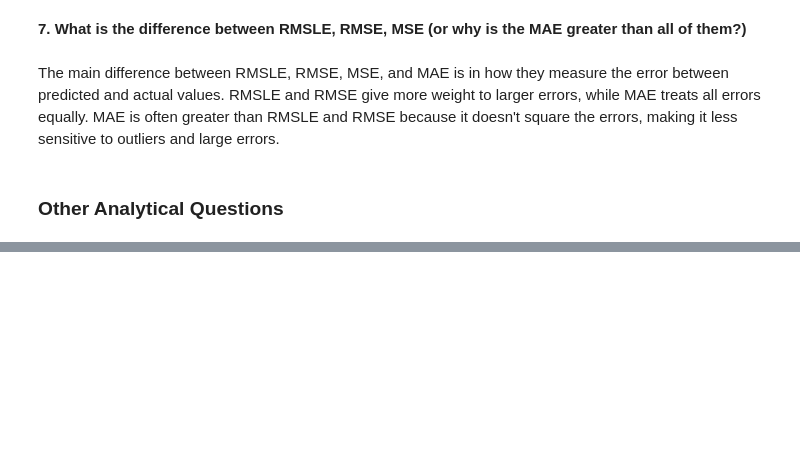
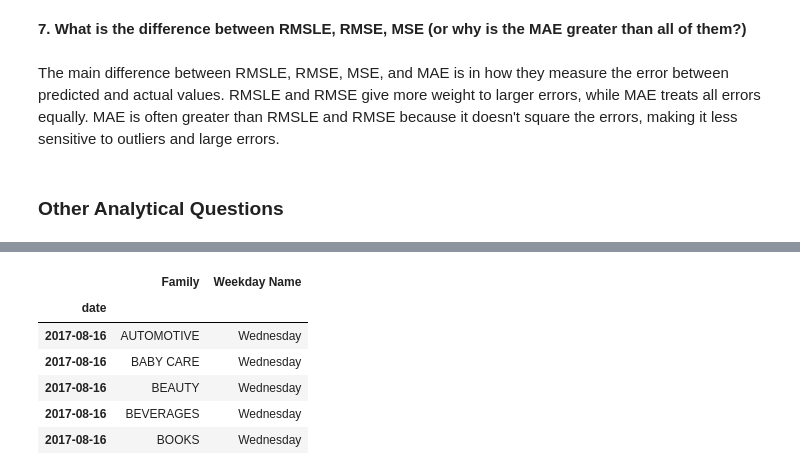
Before and after one commit to MarthaK-Coder/Azubi-Africa-LP3-Sprint, a Jupyter notebook: Project3 Notebook.ipynb, the cells around one changed output, grey strips where cells are left out. Saved outputs shown, nothing was run; the diff lists cells and outputs as text; code cells hidden in the pictures; blank space fills up the shorter version.

```diff
--- a/Project3 Notebook.ipynb
+++ b/Project3 Notebook.ipynb
@@ -1559,0 +1660,19 @@ The main difference between RMSLE, RMSE, MSE, and MAE is in how they measure the
+# %%
+#Dealing will categorical columns  on the train and X-test Sets
+cat_train_data = final_train.select_dtypes(include="object")
+#lets drop  ID columns and Sales on trainset
+#ct_train_data = cat_train_data.drop(columns=[','Sales($)']) #= to match the columns in test data
+
+#for Test data
+cat_X_test = final_test.select_dtypes(include="object")
+#lets drop ID columns on trainset
+#ct_X_test = cat_X_test.drop(columns=['ID'])
+cat_X_test.head()
+# %% [output]
+|  | Family | Weekday Name |
+| date |  |  |
+| 2017-08-16 | AUTOMOTIVE | Wednesday |
+| 2017-08-16 | BABY CARE | Wednesday |
+| 2017-08-16 | BEAUTY | Wednesday |
+| 2017-08-16 | BEVERAGES | Wednesday |
+| 2017-08-16 | BOOKS | Wednesday |
```
Also changed, not shown: parts of 18 cells of this notebook.
